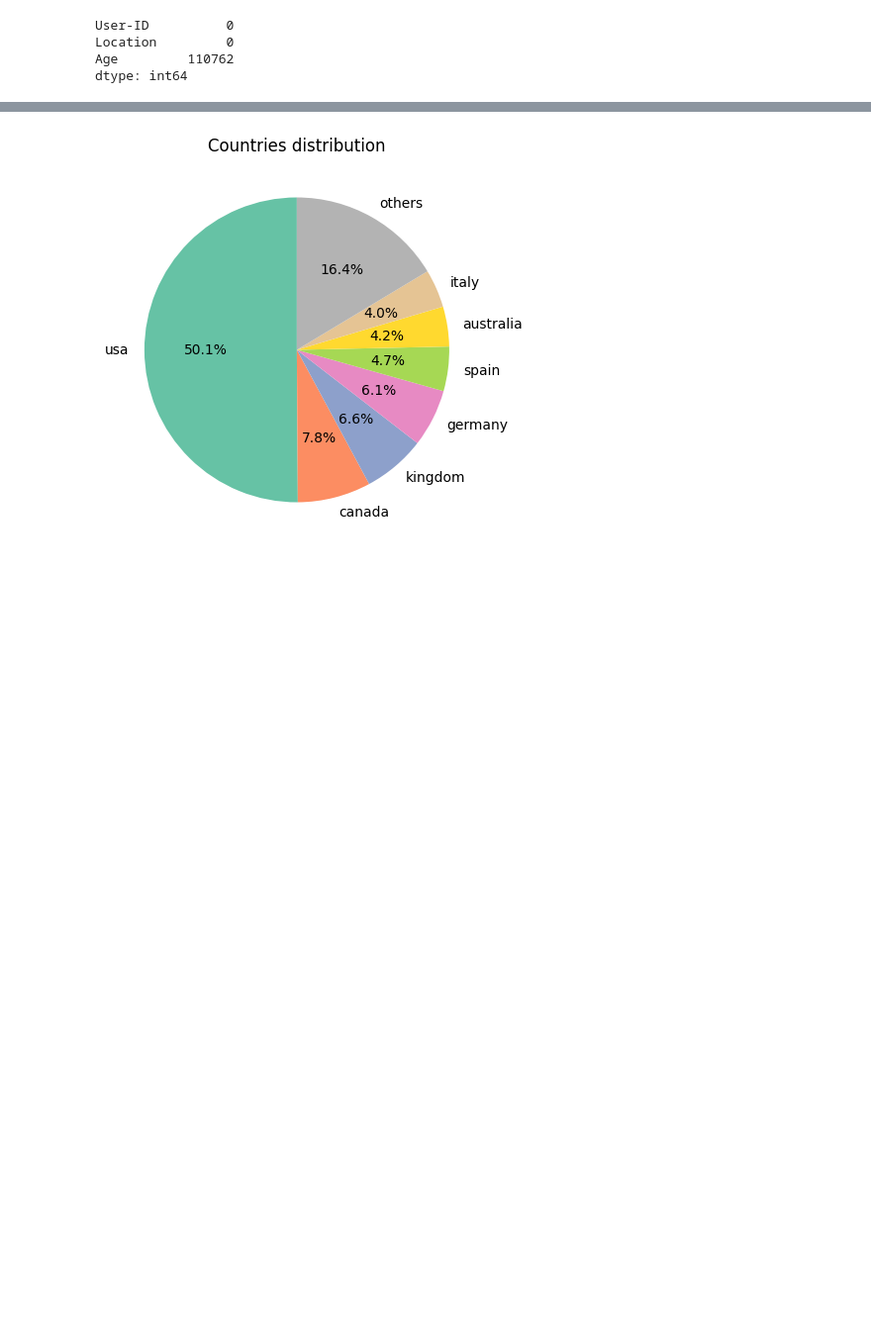
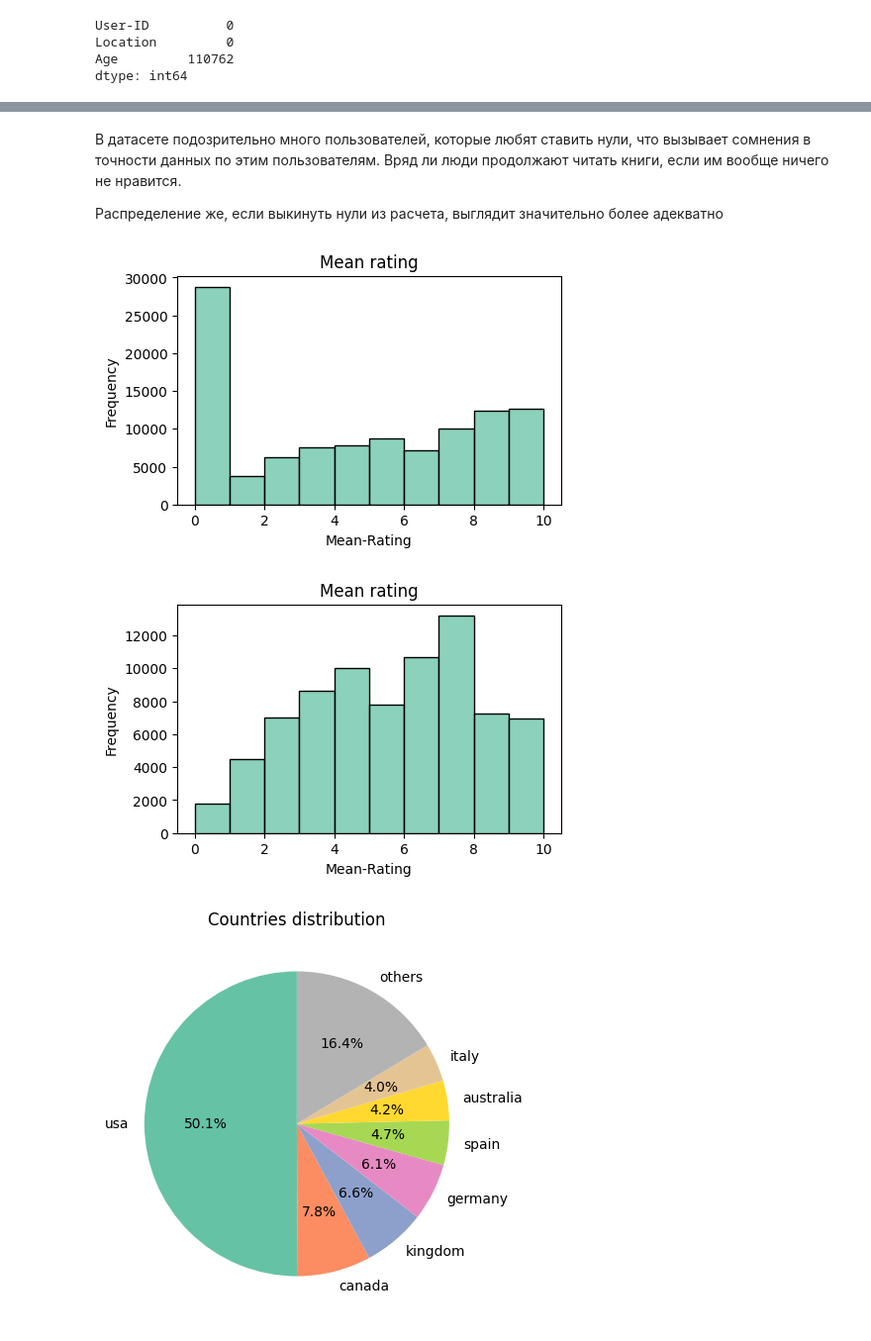
Before and after one commit to FortrainMas/BRS, a Jupyter notebook: notebooks/eda.ipynb, the cells around one changed output, grey strips where cells are left out. Shown at 99% size. Drawn from its saved outputs; the diff is of its cells as text; code cells hidden in the pictures; blank space fills up the shorter version.

```diff
--- a/notebooks/eda.ipynb
+++ b/notebooks/eda.ipynb
@@ -89,2 +136,16 @@ data_users = CountryFeature().apply_transformation(data_users)
+# %% [markdown]
+В датасете подозрительно много пользователей, которые любят ставить нули, что вызывает сомнения в точности данных по этим пользователям. Вряд ли люди продолжают читать книги, если им вообще ничего не нравится.
+
+Распределение же, если выкинуть нули из расчета, выглядит значительно более адекватно
+# %%
+from brs.analysis import HistogramInspection
+
+HistogramInspection("Mean-Rating", title="Mean rating", figsize=(5,3)).inspect(data_users)
+
+tdf = data_users[data_users["Mean-Rating"] != 0].copy()
+HistogramInspection("Mean-Rating", title="Mean rating", figsize=(5,3)).inspect(tdf)
+# %% [output]
+[figure, added]
+[figure, added]
 # %%
 from brs.analysis import PieChartInspection
```
Also changed, not shown: parts of 30 cells of this notebook, 4 other files.
